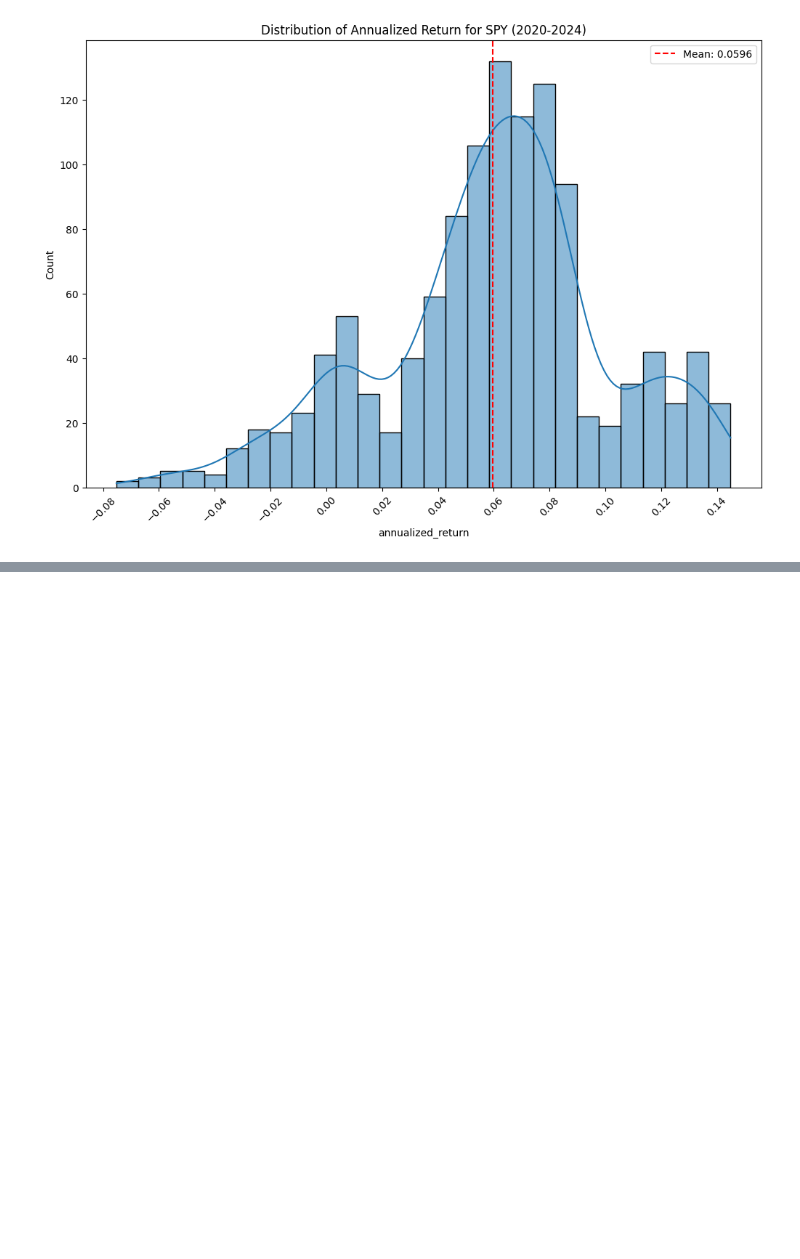
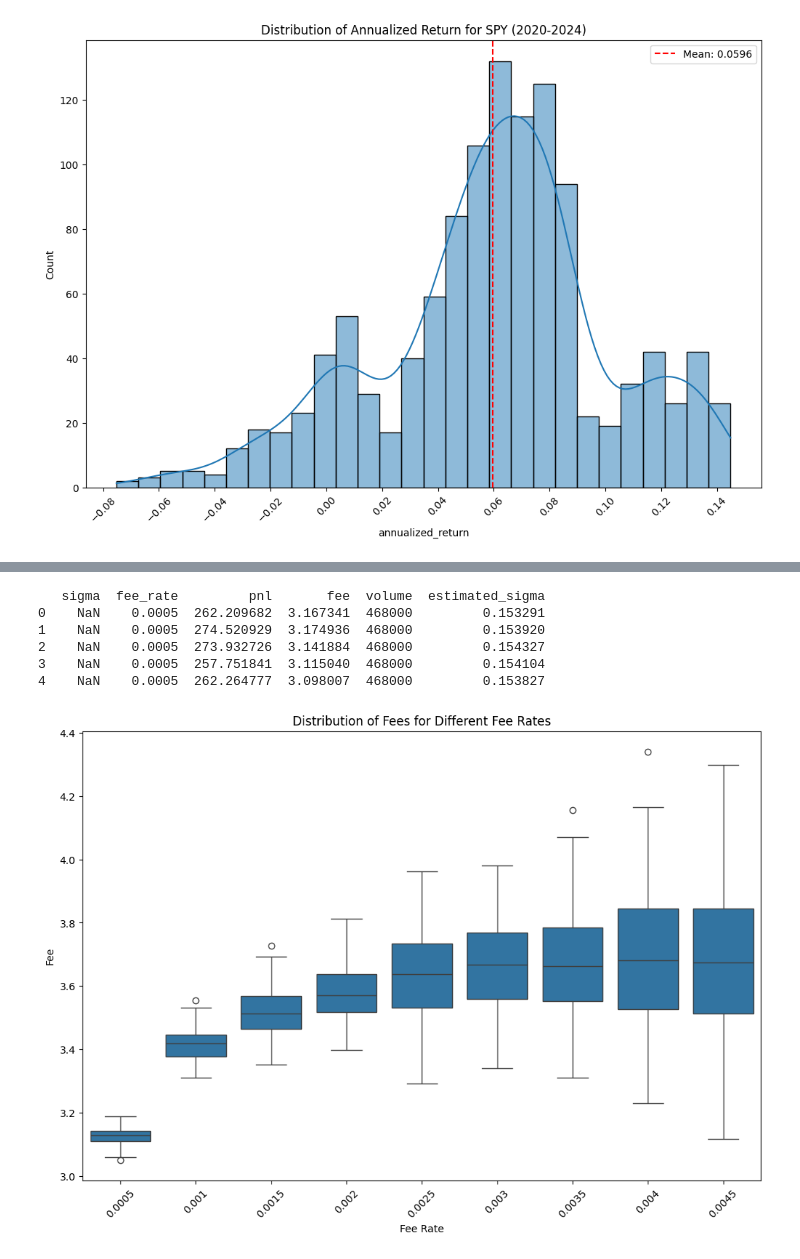
Before and after one commit to WillInvest/Dynamic_AMM, a Jupyter notebook: exp/dummy_display.ipynb, the cells around one changed output, grey strips where cells are left out. Cells and saved outputs as stored; diff of their text form; code cells hidden in the pictures; blank space fills up the shorter version.

```diff
--- a/exp/dummy_display.ipynb
+++ b/exp/dummy_display.ipynb
@@ -506,0 +410,37 @@ print(seconds_in_trading_days)
+# %%
+print(results.head())
+# %% [output]
+   sigma  fee_rate         pnl       fee  volume  estimated_sigma
+0    NaN    0.0005  262.209682  3.167341  468000         0.153291
+1    NaN    0.0005  274.520929  3.174936  468000         0.153920
+2    NaN    0.0005  273.932726  3.141884  468000         0.154327
+3    NaN    0.0005  257.751841  3.115040  468000         0.154104
+4    NaN    0.0005  262.264777  3.098007  468000         0.153827
+# %%
+# draw boxplot of fee for different fee rates
+import matplotlib.pyplot as plt
+import seaborn as sns
+import numpy as np
+import pandas as pd
+
+file_path = '/home/shiftpub/AMM-Python/results/dummy_results/sp500_simulation_result_second_with_random_volatility.csv'
+results = pd.read_csv(file_path)
+unique_fee_rate = results['fee_rate'].unique()
+print(results.columns)
+# Set up the plot
+plt.figure(figsize=(12, 8))
+
+# Draw the boxplot
+sns.boxplot(x='fee_rate', y='fee', data=results)
+
+# rotate the x-axis labels
+plt.xticks(rotation=45)
+# Set the labels and title
+plt.xlabel('Fee Rate')
+plt.ylabel('Fee')
+plt.title('Distribution of Fees for Different Fee Rates')
+
+# Show the plot
+plt.show()
+# %% [output]
+[figure, added]
```
Also changed, not shown: parts of 25 cells of this notebook, 9 other files.
